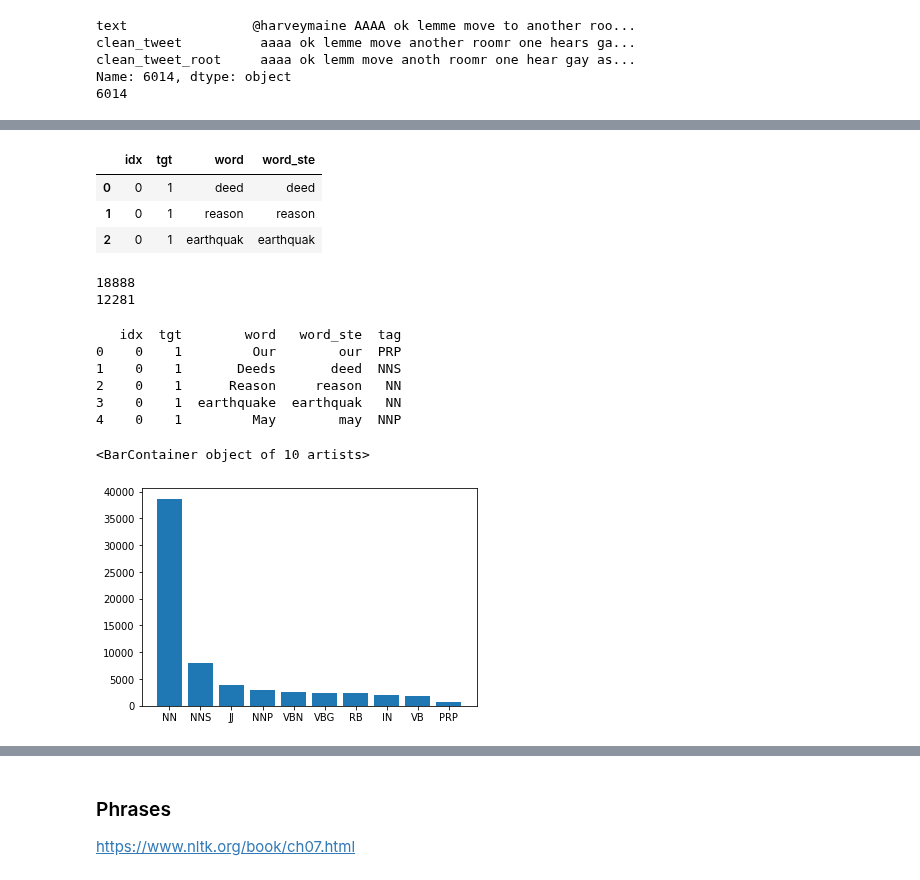
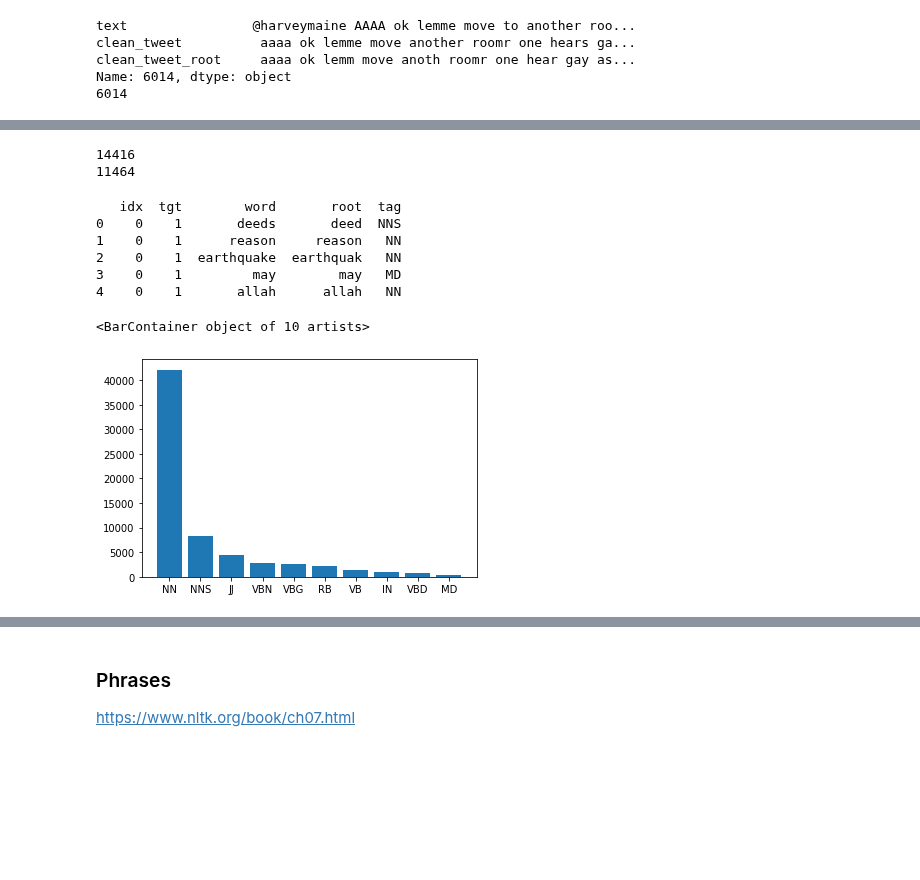
Before and after one commit to nviktorys/NLP0, a Jupyter notebook: 01_DataPreparation.ipynb, the cells around one changed output, grey strips where cells are left out. Drawn from its saved outputs; the diff is of its cells as text; code cells hidden in the pictures; blank space fills up the shorter version.

```diff
--- a/01_DataPreparation.ipynb
+++ b/01_DataPreparation.ipynb
@@ -174,16 +173,17 @@ sent.head(5)
 #text = data.text
 text = sent.clean_tweet
 text_root = sent.clean_tweet_root
+tokenizer = MWETokenizer([('lem','me')]) # to prevent 'lemme' from splitting into two parts (lem, me), don't know why it doing it
 
 words_all = []
 words_root = []
 words_idx = []
 words_tgt = []
 for s in range(len(data)):
-  words_all += word_tokenize(text[s])
+  words_all += tokenizer.tokenize(word_tokenize(text[s]))
   words_root += word_tokenize(text_root[s])
-  words_idx += [s]*len(word_tokenize(text[s]))
-  words_tgt += [data.target[s]]*len(word_tokenize(text[s]))
+  words_idx += [s]*len(word_tokenize(text_root[s]))
+  words_tgt += [data.target[s]]*len(word_tokenize(text_root[s]))
 print(words_all[:3])
 print(words_root[:3])
 print(words_idx[:3])
@@ -246,33 +220,22 @@ word_tokenize(text_root[6014])
-# %%
-# Stemming - reduce words to their roots
-porter = PorterStemmer()
-for w in range(len(words)):
-  words.loc[w,'word_ste'] = porter.stem(words.word.loc[w])
-words.head(3)
-# %% [output]
-|  | idx | tgt | word | word_ste |
-| 0 | 0 | 1 | deed | deed |
-| 1 | 0 | 1 | reason | reason |
-| 2 | 0 | 1 | earthquak | earthquak |
 # %%
 print(words.word.nunique())
-print(words.word_ste.nunique())
+print(words.root.nunique())
 # %% [output]
-18888
-12281
+14416
+11464
 # %%
 # Add part-of-speach tags
-for w in range(len(words_stp)):
-  words_stp.loc[w,'tag'] = nltk.pos_tag([words_stp.word[w]])[0][1].replace('$', '')
-print(words_stp.head(5))
+for w in range(len(words)):
+  words.loc[w,'tag'] = nltk.pos_tag([words.word[w]])[0][1].replace('$', '')
+print(words.head(5))
 #print(words_stp.groupby('tag').tag.count())
-plt.bar(words_stp.tag.value_counts().sort_values(ascending=False)[:10].reset_index()['index'],words_stp.tag.value_counts().sort_values(ascending=False)[:10].reset_index()['tag'])
+plt.bar(words.tag.value_counts().sort_values(ascending=False)[:10].reset_index()['index'],words.tag.value_counts().sort_values(ascending=False)[:10].reset_index()['tag'])
 # %% [output]
-   idx  tgt        word   word_ste  tag
-0    0    1         Our        our  PRP
-1    0    1       Deeds       deed  NNS
-2    0    1      Reason     reason   NN
-3    0    1  earthquake  earthquak   NN
-4    0    1         May        may  NNP
+   idx  tgt        word       root  tag
+0    0    1       deeds       deed  NNS
+1    0    1      reason     reason   NN
+2    0    1  earthquake  earthquak   NN
+3    0    1         may        may   MD
+4    0    1       allah      allah   NN
 <BarContainer object of 10 artists>
-[figure, old version]
+[figure, new version]
```
Also changed, not shown: parts of 17 cells of this notebook.
